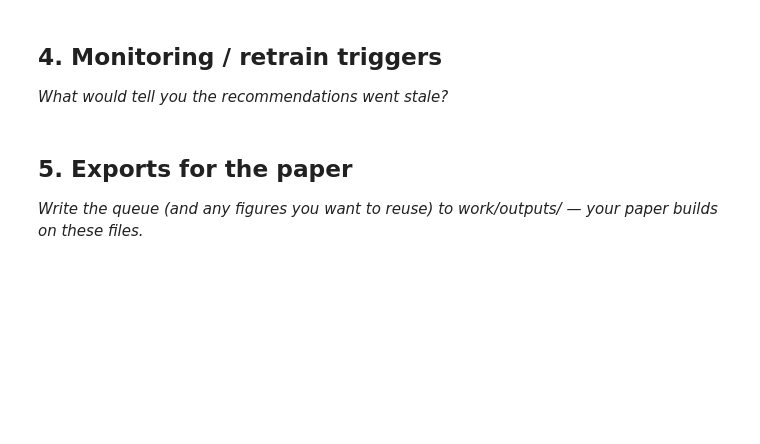
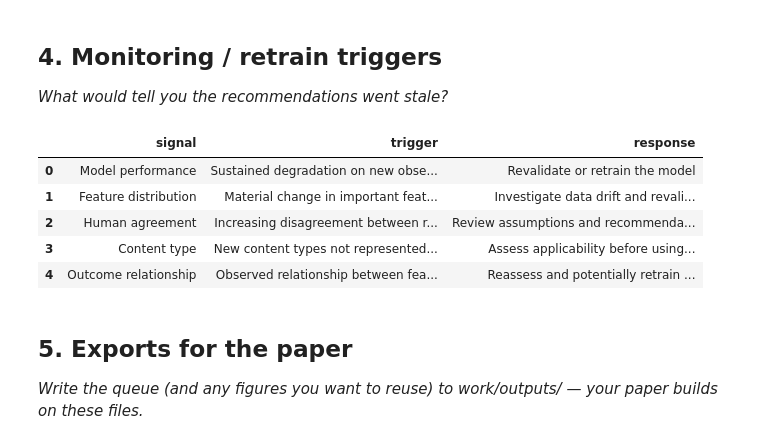
Before and after one commit to prithvirajr203-pixel/Notebook-FlyRank, a Jupyter notebook: work/notebooks/w07_action_playbook.ipynb, the cells around one changed output. Saved outputs shown, nothing was run; the diff lists cells and outputs as text; code cells hidden in the pictures; blank space fills up the shorter version.

```diff
--- a/work/notebooks/w07_action_playbook.ipynb
+++ b/work/notebooks/w07_action_playbook.ipynb
@@ -37,3 +138,42 @@ This skeleton is yours to fill. Work the sections **in order** — each one has
+# %%
+import pandas as pd
+
+monitoring_triggers = pd.DataFrame([
+    {
+        "signal": "Model performance",
+        "trigger": "Sustained degradation on new observations",
+        "response": "Revalidate or retrain the model"
+    },
+    {
+        "signal": "Feature distribution",
+        "trigger": "Material change in important feature distributions",
+        "response": "Investigate data drift and revalidate"
+    },
+    {
+        "signal": "Human agreement",
+        "trigger": "Increasing disagreement between recommendations and human review",
+        "response": "Review assumptions and recommendation rules"
+    },
+    {
+        "signal": "Content type",
+        "trigger": "New content types not represented in the original data",
+        "response": "Assess applicability before using recommendations"
+    },
+    {
+        "signal": "Outcome relationship",
+        "trigger": "Observed relationship between features and outcomes changes materially",
+        "response": "Reassess and potentially retrain the model"
+    }
+])
+
+display(monitoring_triggers)
+# %% [output]
+|  | signal | trigger | response |
+| 0 | Model performance | Sustained degradation on new obse... | Revalidate or retrain the model |
+| 1 | Feature distribution | Material change in important feat... | Investigate data drift and revali... |
+| 2 | Human agreement | Increasing disagreement between r... | Review assumptions and recommenda... |
+| 3 | Content type | New content types not represented... | Assess applicability before using... |
+| 4 | Outcome relationship | Observed relationship between fea... | Reassess and potentially retrain ... |
 # %% [markdown]
 ## 5. Exports for the paper
 
```
Also changed, not shown: parts of 9 cells of this notebook.
